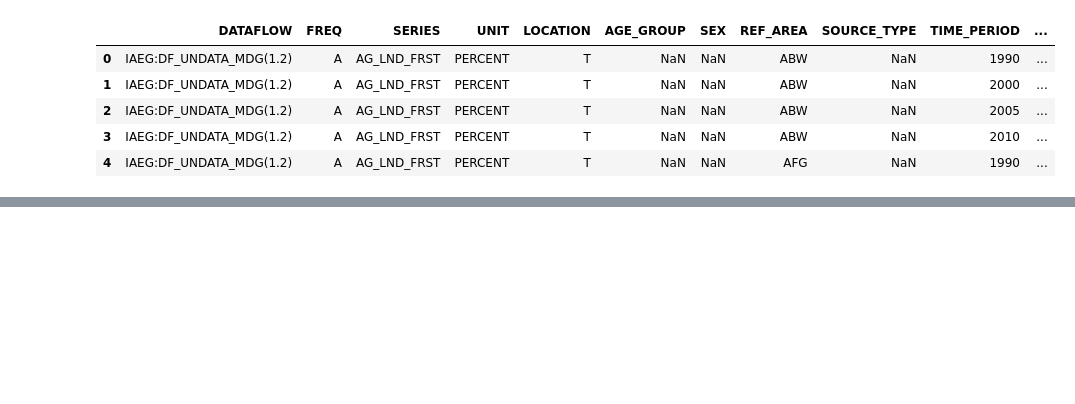
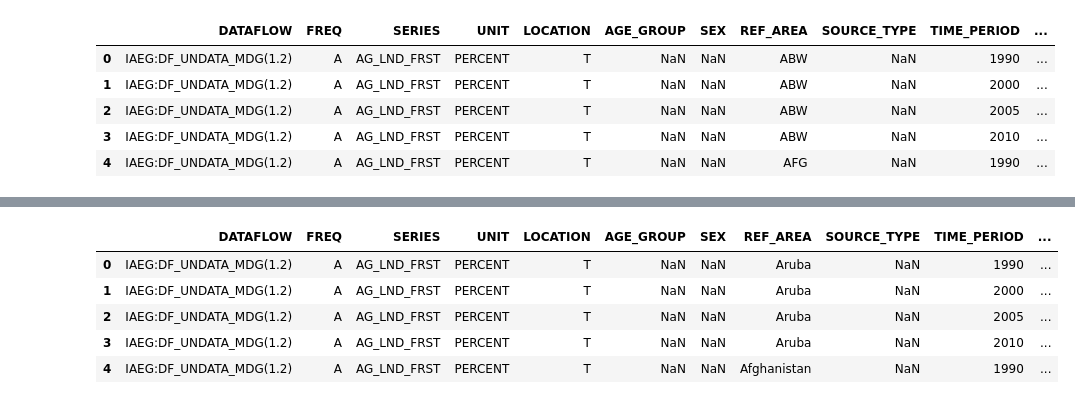
Before and after one commit to carlosferreirareis/Nacoes_Unidas, a Jupyter notebook: Nacoes_Unidas.ipynb, the cells around one changed output, grey strips where cells are left out. Cells and saved outputs as stored; diff of their text form; code cells hidden in the pictures; blank space fills up the shorter version.

```diff
--- a/Nacoes_Unidas.ipynb
+++ b/Nacoes_Unidas.ipynb
@@ -16,0 +267,9 @@ df_inicial.head()
+# %%
+nacoesunidas.head()
+# %% [output]
+|  | DATAFLOW | FREQ | SERIES | UNIT | LOCATION | AGE_GROUP | SEX | REF_AREA | SOURCE_TYPE | TIME_PERIOD | ... |
+| 0 | IAEG:DF_UNDATA_MDG(1.2) | A | AG_LND_FRST | PERCENT | T | NaN | NaN | Aruba | NaN | 1990 | ... |
+| 1 | IAEG:DF_UNDATA_MDG(1.2) | A | AG_LND_FRST | PERCENT | T | NaN | NaN | Aruba | NaN | 2000 | ... |
+| 2 | IAEG:DF_UNDATA_MDG(1.2) | A | AG_LND_FRST | PERCENT | T | NaN | NaN | Aruba | NaN | 2005 | ... |
+| 3 | IAEG:DF_UNDATA_MDG(1.2) | A | AG_LND_FRST | PERCENT | T | NaN | NaN | Aruba | NaN | 2010 | ... |
+| 4 | IAEG:DF_UNDATA_MDG(1.2) | A | AG_LND_FRST | PERCENT | T | NaN | NaN | Afghanistan | NaN | 1990 | ... |
```
Also changed, not shown: parts of 17 cells of this notebook, 2 other files.
